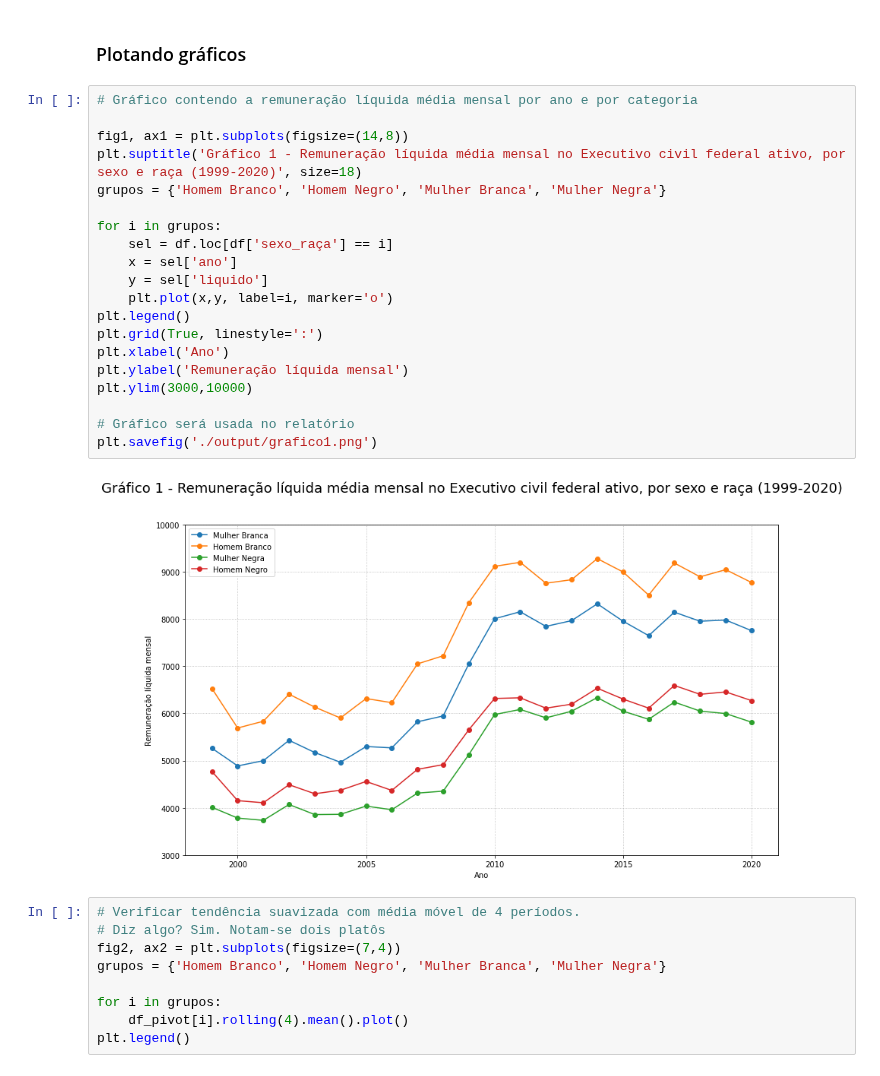
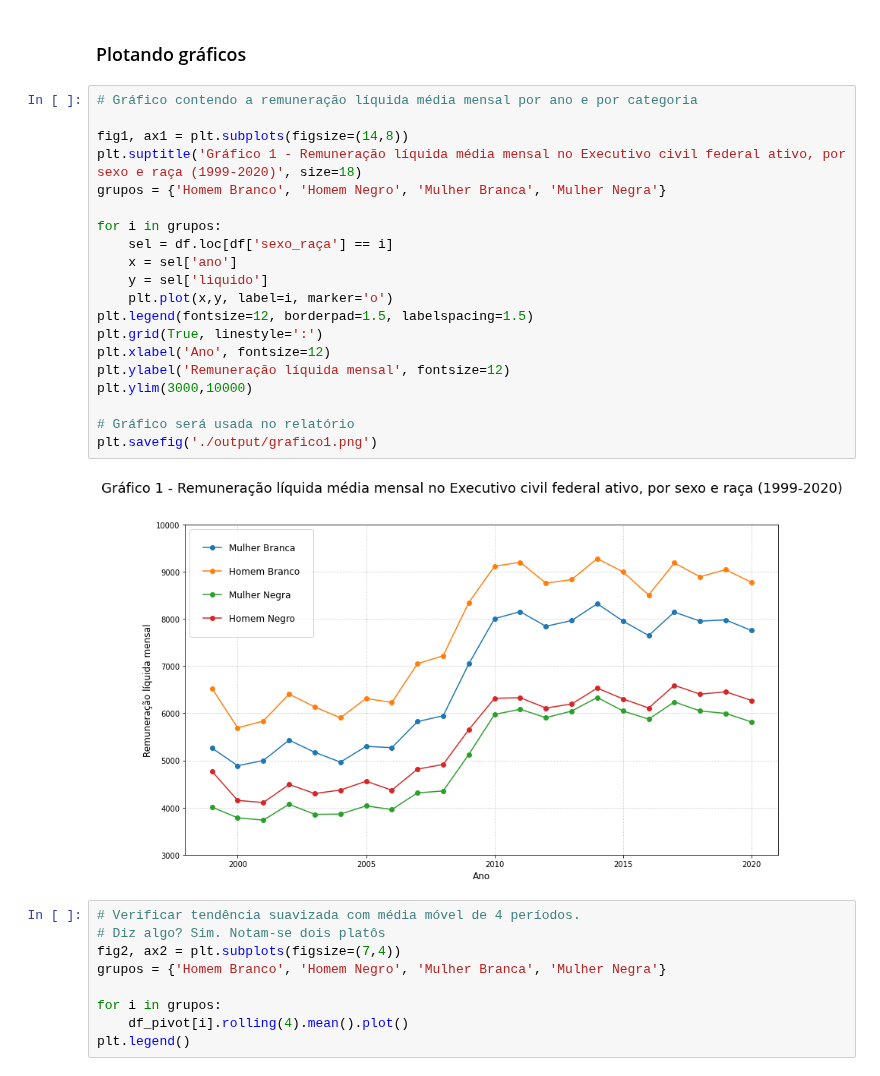
Before and after one commit to deborabastos/hacker_fiscalizacao, a Jupyter notebook: serviores.ipynb, the cells around one changed output. Cells and saved outputs as stored; diff of their text form.

Commit message:
legend fontsize

```diff
--- a/serviores.ipynb
+++ b/serviores.ipynb
@@ -312,25 +312,25 @@ df_hb_20
 # %%
 # Gráfico contendo a remuneração líquida média mensal por ano e por categoria
 
 fig1, ax1 = plt.subplots(figsize=(14,8))
 plt.suptitle('Gráfico 1 - Remuneração líquida média mensal no Executivo civil federal ativo, por sexo e raça (1999-2020)', size=18)
 grupos = {'Homem Branco', 'Homem Negro', 'Mulher Branca', 'Mulher Negra'}
 
 for i in grupos:
     sel = df.loc[df['sexo_raça'] == i]
     x = sel['ano']
     y = sel['liquido']
     plt.plot(x,y, label=i, marker='o')
-plt.legend()
+plt.legend(fontsize=12, borderpad=1.5, labelspacing=1.5)
 plt.grid(True, linestyle=':')
-plt.xlabel('Ano')
-plt.ylabel('Remuneração líquida mensal')
+plt.xlabel('Ano', fontsize=12)
+plt.ylabel('Remuneração líquida mensal', fontsize=12)
 plt.ylim(3000,10000)
 
 # Gráfico será usada no relatório
 plt.savefig('./output/grafico1.png')
 # %% [output]
-[figure, old version]
+[figure, new version]
 # %%
 # Verificar tendência suavizada com média móvel de 4 períodos.
 # Diz algo? Sim. Notam-se dois platôs
```
Also changed, not shown: 1 other file.
